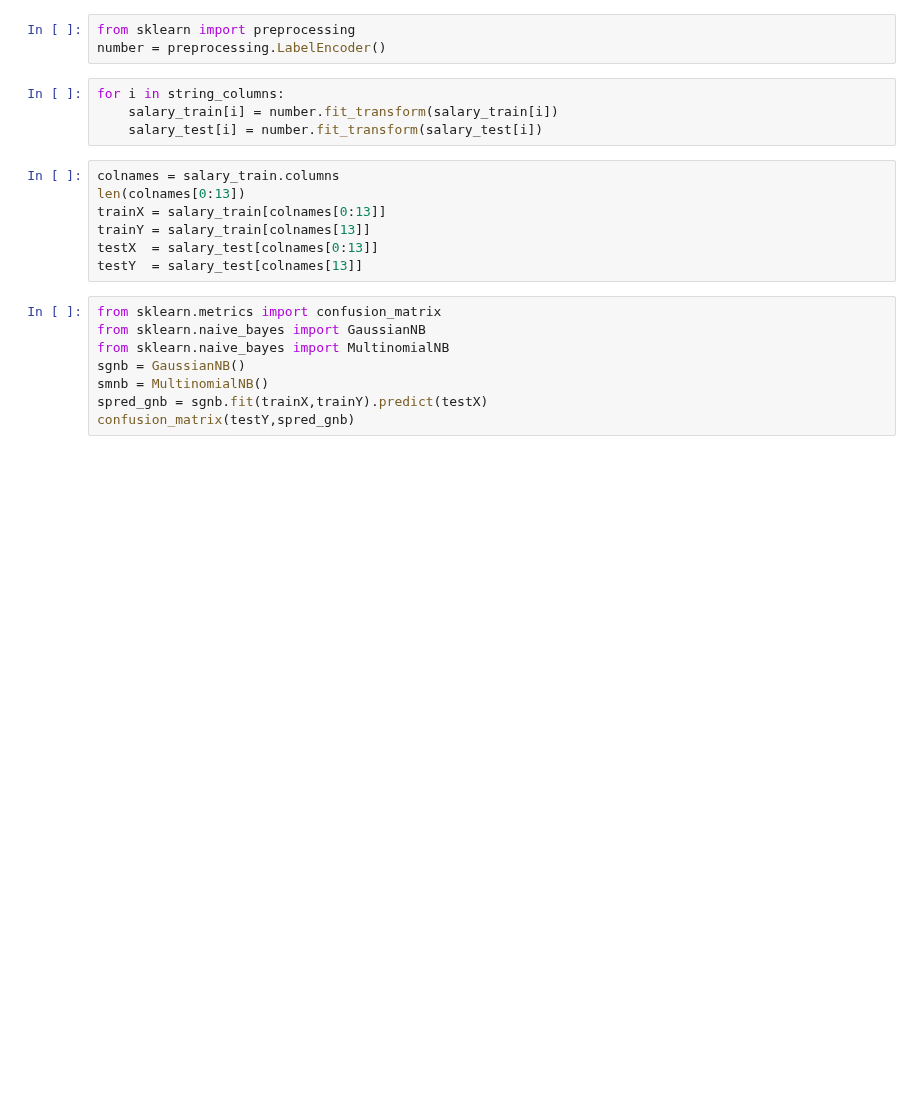
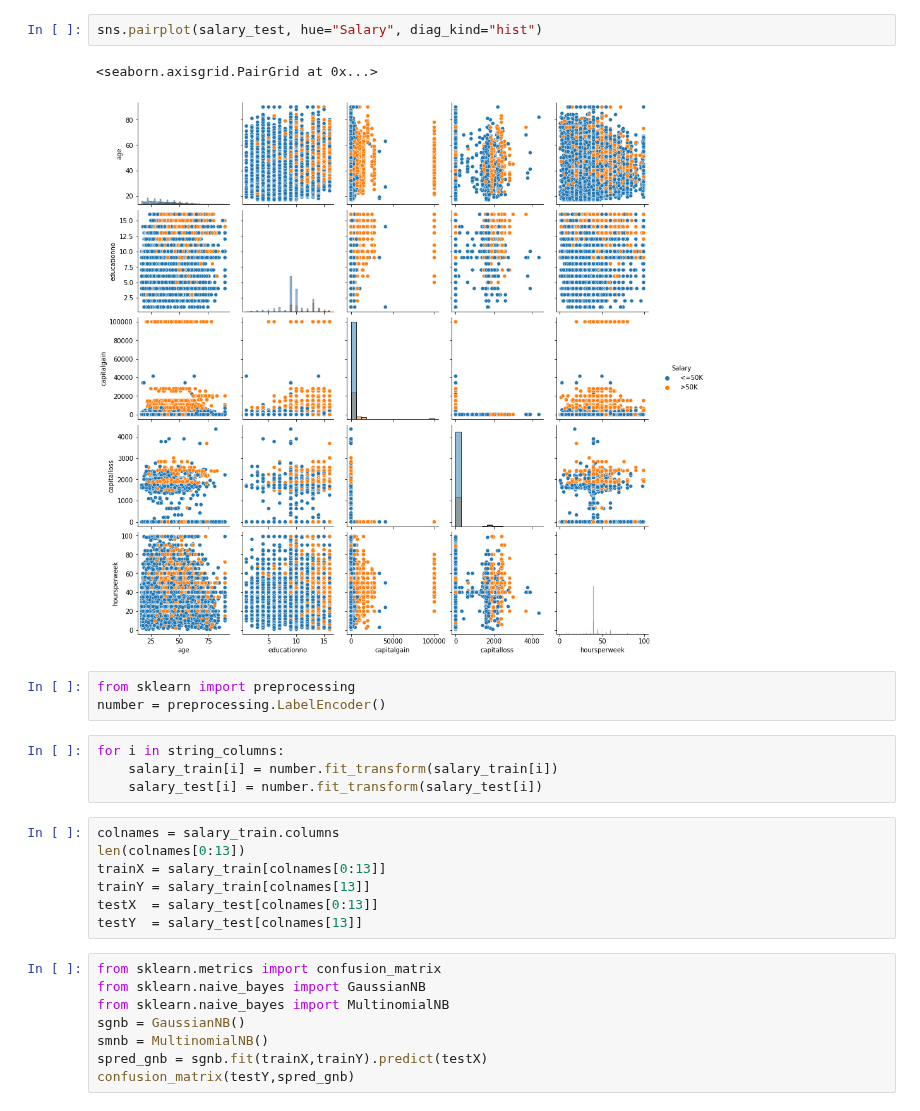
Before and after one commit to Bhavin52/Assignment, a Jupyter notebook: Naive_Bayes_Q1.ipynb, the cells around one changed output. Saved outputs shown, nothing was run; the diff lists cells and outputs as text; blank space fills up the shorter version.

```diff
--- a/Naive_Bayes_Q1.ipynb
+++ b/Naive_Bayes_Q1.ipynb
@@ -10,3 +16,8 @@ string_columns=["workclass","education","maritalstatus","occupation","relationsh
+# %%
+sns.pairplot(salary_test, hue="Salary", diag_kind="hist")
+# %% [output]
+<seaborn.axisgrid.PairGrid at 0x...>
+[figure, added]
 # %%
 from sklearn import preprocessing
 number = preprocessing.LabelEncoder()
```
Also changed, not shown: parts of 9 cells of this notebook.
